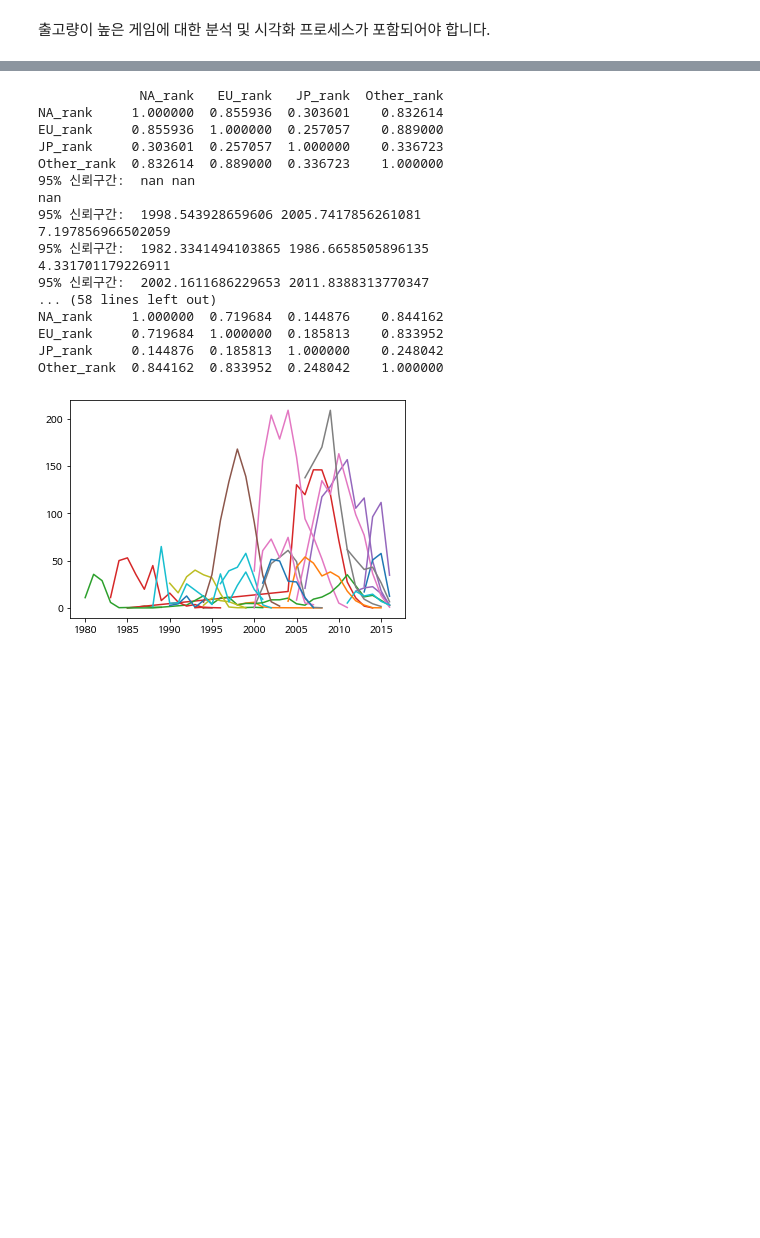
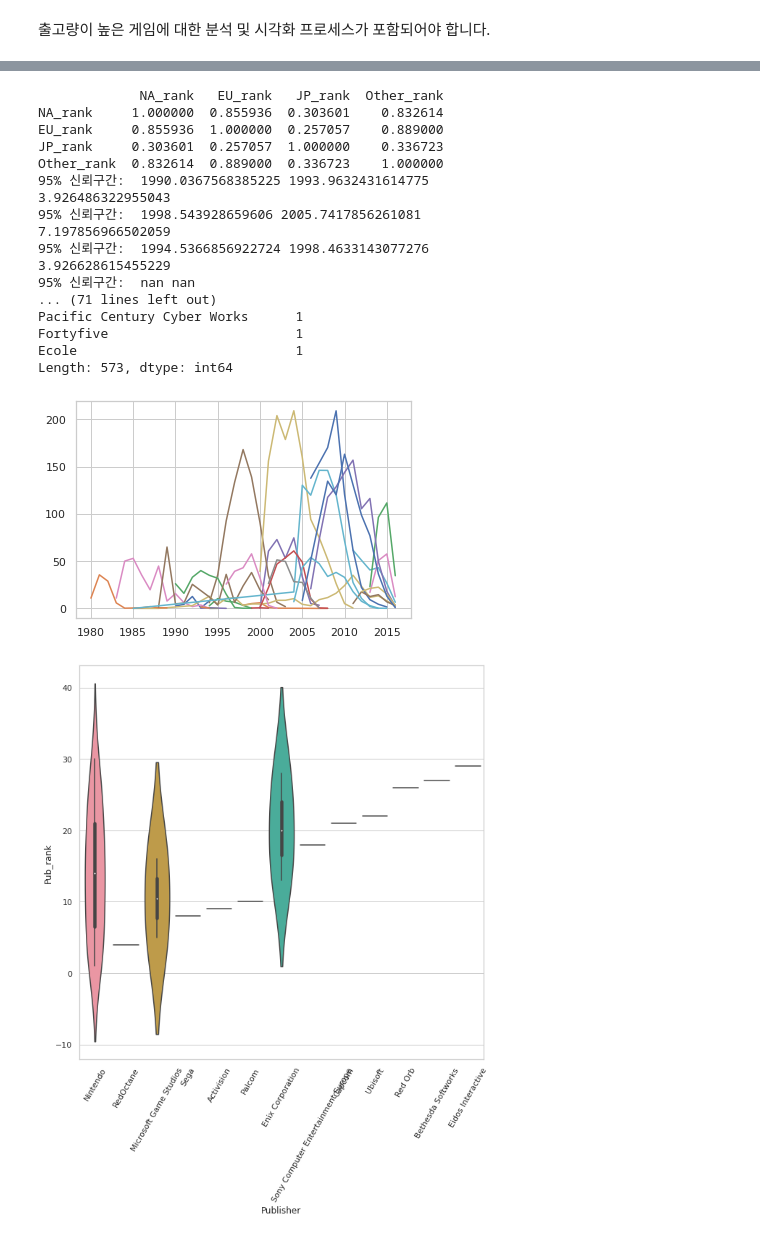
Before and after one commit to URAM-KOR/vgames2, a Jupyter notebook: AI_05_김우람_ipynb의_사본.ipynb, the cells around one changed output, grey strips where cells are left out. Cells and saved outputs as stored; diff of their text form; code cells hidden in the pictures; blank space fills up the shorter version.

```diff
--- a/AI_05_김우람_ipynb의_사본.ipynb
+++ b/AI_05_김우람_ipynb의_사본.ipynb
@@ -183,18 +183,18 @@ df = df.dropna(subset = ['Genre'])  # Genre 열 결측치 삭제
 df = df.sort_values(by = ['Year'], ascending = True) # 연도별 오름차순
 df['Total'] = df['NA_Sales']+df['EU_Sales']+df['JP_Sales']+df['Other_Sales']
 df_N = df
-df = df.drop(['Name','Publisher'],axis=1)
+# df = df.drop(['Name','Publisher'],axis=1)
 # df['Year'] = pd.to_datetime(df['Year'], format = '%Y')  # Year 을 datetime64 형식으로 변환
-df_G = df.groupby(['Year','Genre']).mean().reset_index()  # Year, Genre 별 평균
-df_Y = df.groupby(['Year']).mean().reset_index()  # Year 별 평균
-df_P = df.groupby(['Year','Platform']).mean().reset_index()  # Year, Genre 별 평균
+df_G = df.groupby(['Year','Genre']).mean().reset_index()  # Year, Genre 별 평균or 합
+df_Y = df.groupby(['Year']).sum().reset_index()  # Year 별 평균 or 합
+df_P = df.groupby(['Year','Platform']).sum().reset_index()  # Year, Genre 별 평균 or 합
 df_G = pd.merge(df_G,df_Y,how='left',on='Year')
 df_P = pd.merge(df_P,df_Y,how='left',on='Year')
 
 
 #top3 함수정의
 def top(df,col2,col1):   #df 에서 'col2' 별 'col1' 값의 top3 'series'반환
-    A = (df[(df['Year'] == b)].sort_values(col1,ascending = False)[col2].head(3))
+    A = (df[(df['Year'] == b)].sort_values(col1,ascending = False)[col2].head(5))
     C=[]
     for i in A:
         B = pd.DataFrame(df[df[col2]==i])
@@ -316,17 +316,18 @@ sns.lineplot(x=df_G_T['Year'], y=df_G_T['Total_x']/df_G_T['Total_y'], data=df_G_
              ax=axes[0],
              legend = 'auto')
 
-sns.lineplot(x=df_P_T['Year'], y=df_P_T['Total_x']/df_P_T['Total_y'], data=df_P_T['Total_x']/df_P_T['Total_y'],
+sns.lineplot(x=df_P_T['Year'], y=df_P_T['Total_x']/df_P_T['Total_y']*100, data=df_P_T['Total_x']/df_P_T['Total_y']*100,
              hue=df_P_T['Platform'],
              ax=axes[1],
              legend = 'auto')
 axes[0].legend(loc = 'upper left')
 axes[1].legend(loc = 'upper left')
-
 plt.show()
 print('''
 
 ''')
+print(df_P_T[df_P_T['Year']==2016].groupby('Platform').sum())
+print(df_P_T[df_P_T['Year']==2016].groupby('Platform').sum()['Total_x']/df_P_T[df_P_T['Year']==2016].groupby('Platform').sum()['Total_y']*100)
 # %% [output]
 a <= Year <= b
 a 입력하세요
@@ -644,6 +661,16 @@ df5['Other_rank'] = Other_rank
 
 sample = df5[['NA_rank','EU_rank','JP_rank','Other_rank']]
 print(sample.corr())
+################# 퍼블리셔-랭킹 ######################
+
+df5['Pub_rank'] = df5['Total'].rank(method = 'max', ascending = False).T
+df5 = df5.sort_values('Pub_rank',ascending=True)
+print(df5.value_counts('Publisher'))
+
+sns.set_theme(style="whitegrid")
+plt.figure(figsize=(10,10))
+plt.xticks(rotation=60)
+ax = sns.violinplot(x=df5['Publisher'].head(30) , y="Pub_rank", data=df5)
 # %% [output]
                    NA_Sales  EU_Sales  JP_Sales  Other_Sales     Total  NA_rank  EU_rank  JP_rank  Other_rank
 Year   Genre
@@ -666,21 +693,22 @@ Other_rank  0.847264  0.878025  0.203727    1.000000
              NA_rank   EU_rank   JP_rank  Other_rank
 NA_rank     1.000000  0.855936  0.303601    0.832614
 EU_rank     0.855936  1.000000  0.257057    0.889000
 JP_rank     0.303601  0.257057  1.000000    0.336723
 Other_rank  0.832614  0.889000  0.336723    1.000000
-95% 신뢰구간:  nan nan
-nan
+95% 신뢰구간:  1990.0367568385225 1993.9632431614775
+3.926486322955043
 95% 신뢰구간:  1998.543928659606 2005.7417856261081
 7.197856966502059
-95% 신뢰구간:  1982.3341494103865 1986.6658505896135
-4.331701179226911
-95% 신뢰구간:  2002.1611686229653 2011.8388313770347
-... (58 lines left out)
-NA_rank     1.000000  0.719684  0.144876    0.844162
-EU_rank     0.719684  1.000000  0.185813    0.833952
-JP_rank     0.144876  0.185813  1.000000    0.248042
-Other_rank  0.844162  0.833952  0.248042    1.000000
+95% 신뢰구간:  1994.5366856922724 1998.4633143077276
+3.926628615455229
+95% 신뢰구간:  nan nan
+... (71 lines left out)
+Pacific Century Cyber Works      1
+Fortyfive                        1
+Ecole                            1
+Length: 573, dtype: int64
-[figure, old version]
+[figure, new version]
+[figure, added]
 # %%
 import matplotlib.pyplot as plt
 import seaborn as sns
```
Also changed, not shown: parts of 6 cells of this notebook.
